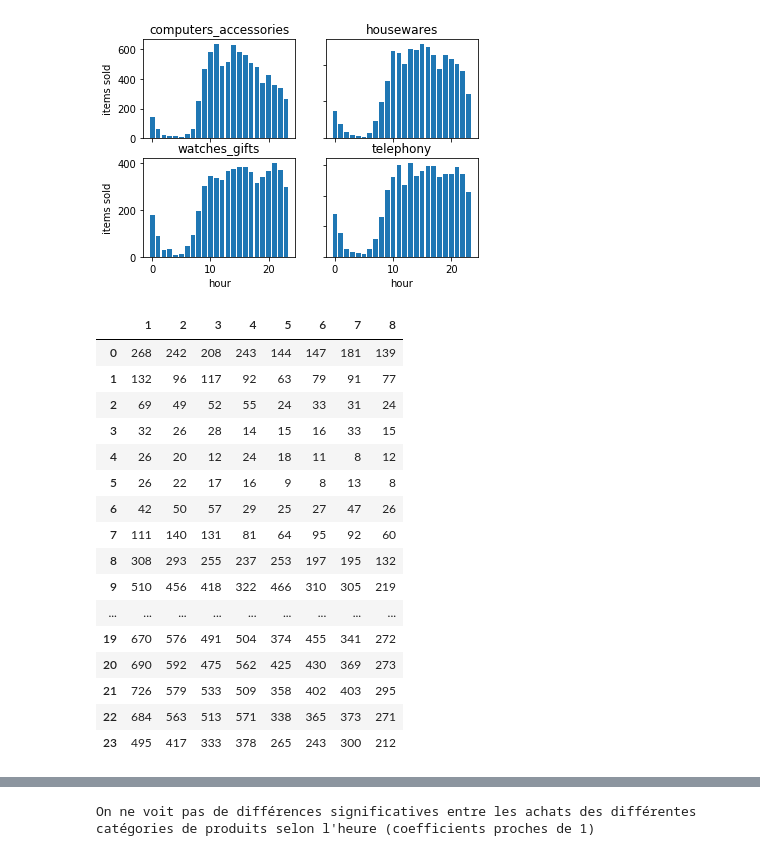
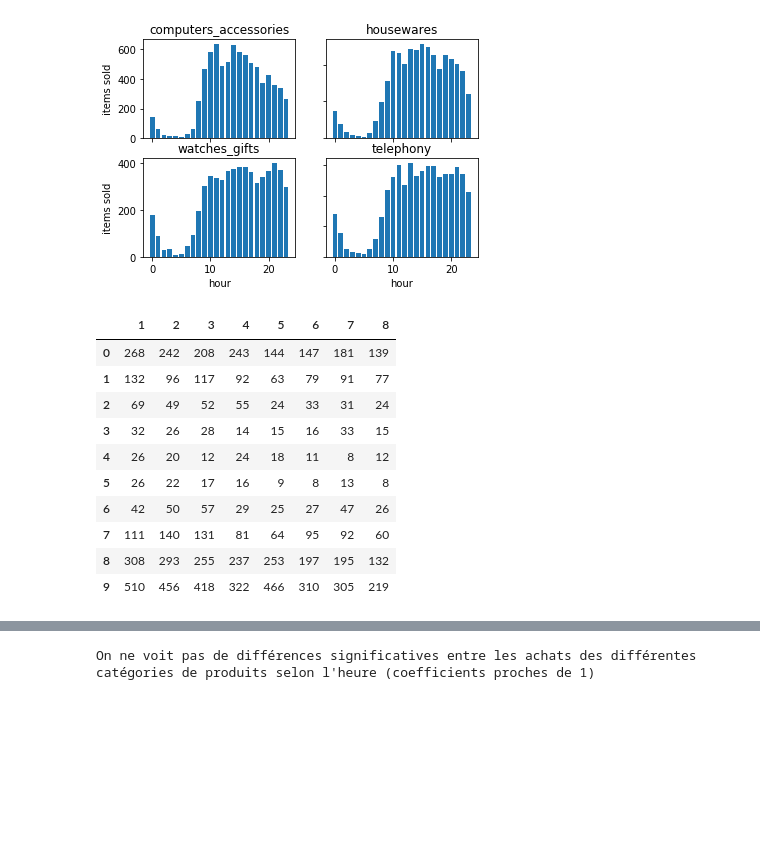
Before and after one commit to ThibaultMetais/Sales_analysis, a Jupyter notebook: analyse.ipynb, the cells around one changed output, grey strips where cells are left out. Saved outputs shown, nothing was run; the diff lists cells and outputs as text; code cells hidden in the pictures; blank space fills up the shorter version.

Commit message:
Reduced outputs of datasets (use of head())

```diff
--- a/analyse.ipynb
+++ b/analyse.ipynb
@@ -267,26 +267,20 @@ for ax in axs.flat:
 # %%
 # Création d'un dataframe en vue de comparer statistiquement
 data = {'1': y1,'2': y2,'3': y3,'4': y4,'5': y5,'6': y6,'7': y7,'8': y8}
 hour_category = pd.DataFrame(data)
-hour_category
+hour_category.head(10)
 # %% [output]
 |  | 1 | 2 | 3 | 4 | 5 | 6 | 7 | 8 |
 | 0 | 268 | 242 | 208 | 243 | 144 | 147 | 181 | 139 |
 | 1 | 132 | 96 | 117 | 92 | 63 | 79 | 91 | 77 |
 | 2 | 69 | 49 | 52 | 55 | 24 | 33 | 31 | 24 |
 | 3 | 32 | 26 | 28 | 14 | 15 | 16 | 33 | 15 |
 | 4 | 26 | 20 | 12 | 24 | 18 | 11 | 8 | 12 |
 | 5 | 26 | 22 | 17 | 16 | 9 | 8 | 13 | 8 |
 | 6 | 42 | 50 | 57 | 29 | 25 | 27 | 47 | 26 |
 | 7 | 111 | 140 | 131 | 81 | 64 | 95 | 92 | 60 |
 | 8 | 308 | 293 | 255 | 237 | 253 | 197 | 195 | 132 |
 | 9 | 510 | 456 | 418 | 322 | 466 | 310 | 305 | 219 |
-| ... | ... | ... | ... | ... | ... | ... | ... | ... |
-| 19 | 670 | 576 | 491 | 504 | 374 | 455 | 341 | 272 |
-| 20 | 690 | 592 | 475 | 562 | 425 | 430 | 369 | 273 |
-| 21 | 726 | 579 | 533 | 509 | 358 | 402 | 403 | 295 |
-| 22 | 684 | 563 | 513 | 571 | 338 | 365 | 373 | 271 |
-| 23 | 495 | 417 | 333 | 378 | 265 | 243 | 300 | 212 |
 # %%
 # Vérification via coefficient de corrélation de Spearman
 correlations = {}
```
Also changed, not shown: parts of 2 cells of this notebook.
